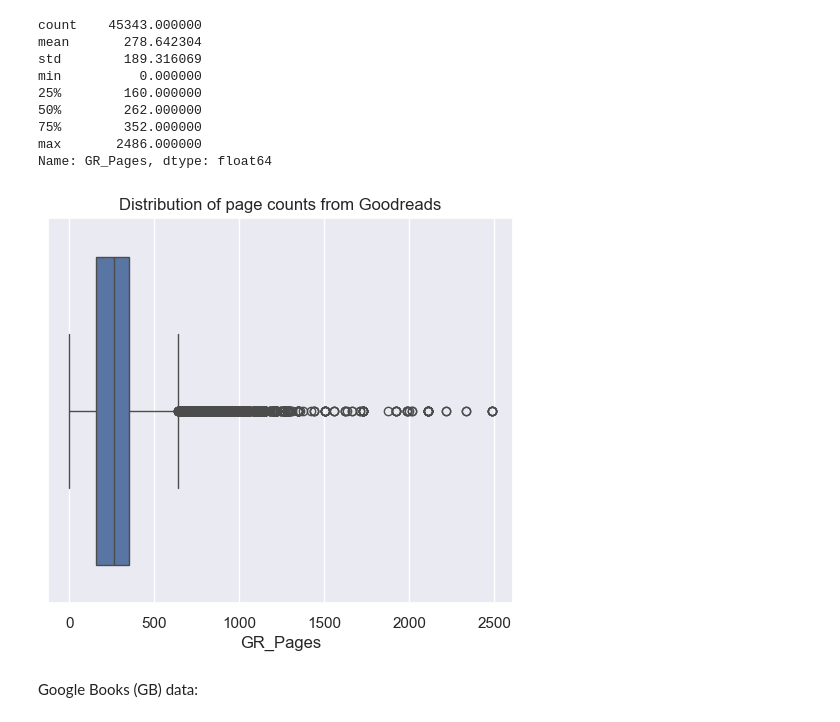
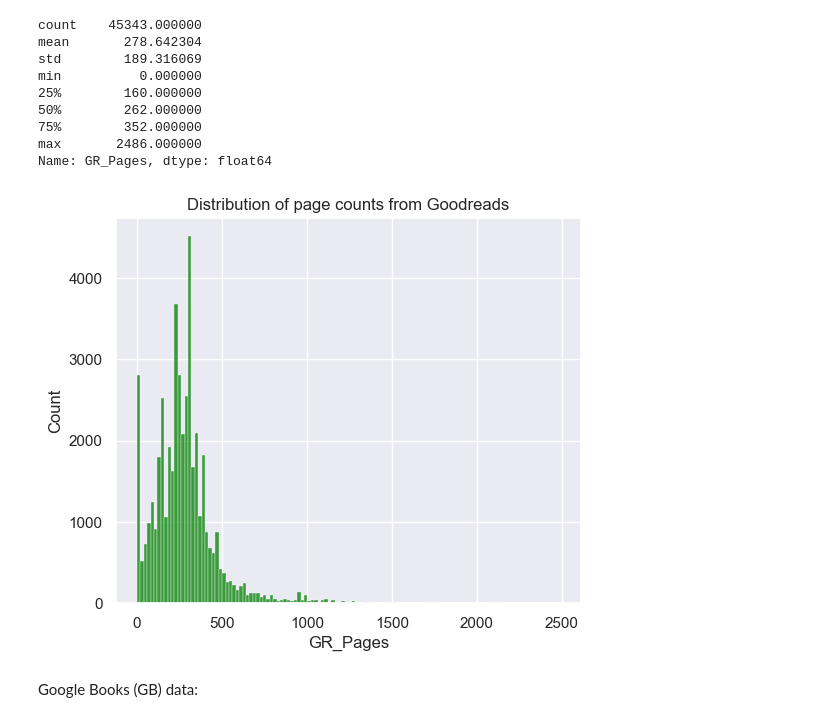
Before and after one commit to fredbaty/nonfic_price_model, a Jupyter notebook: nonfic_price_model.ipynb, the cells around one changed output. Cells and saved outputs as stored; diff of their text form; code cells hidden in the pictures.

```diff
--- a/nonfic_price_model.ipynb
+++ b/nonfic_price_model.ipynb
@@ -286,11 +292,11 @@ min          0.000000
 max       2486.000000
 Name: GR_Pages, dtype: float64
 # %%
-ax = sns.boxplot(x=df["GR_Pages"])
+ax = sns.histplot(x=df["GR_Pages"], color="green", binwidth=20)
 ax.set_title("Distribution of page counts from Goodreads")
 plt.show()
 # %% [output]
-[figure, old version]
+[figure, new version]
 # %% [markdown]
 Google Books (GB) data:
 # %%
```
Also changed, not shown: parts of 88 cells of this notebook, 2 other files.
